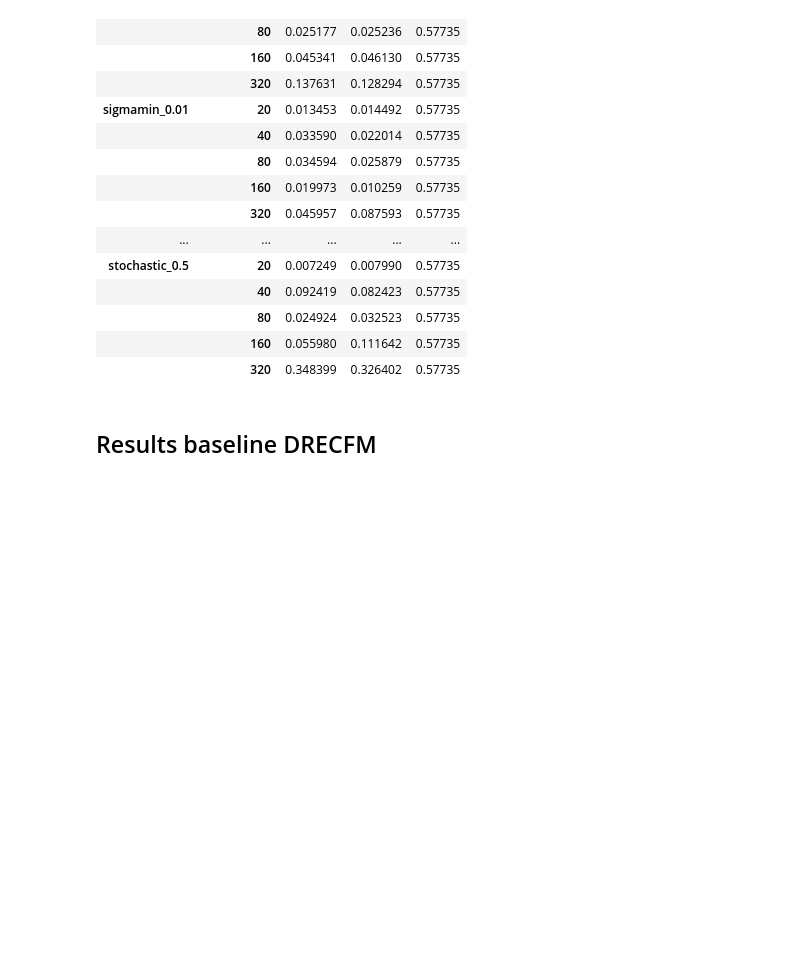
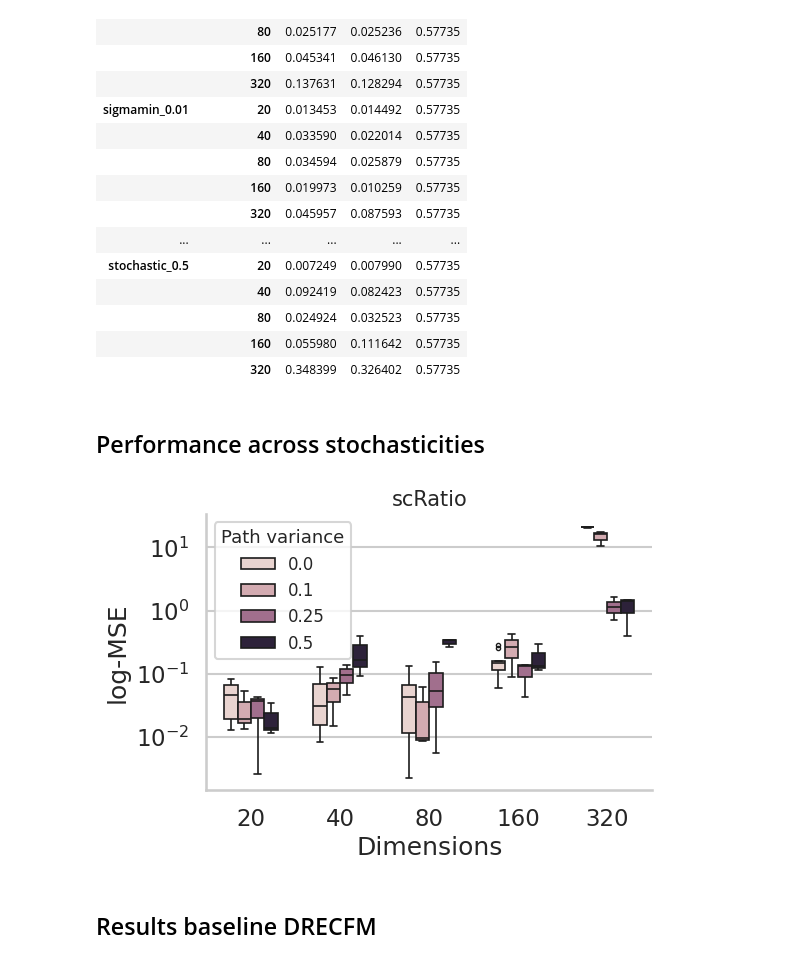
Before and after one commit to theislab/scRatio, a Jupyter notebook: notebooks/mi_estimation/evaluate_results_retrain.ipynb, the cells around one changed output. Drawn from its saved outputs; the diff is of its cells as text; code cells hidden in the pictures; blank space fills up the shorter version.

```diff
--- a/notebooks/mi_estimation/evaluate_results_retrain.ipynb
+++ b/notebooks/mi_estimation/evaluate_results_retrain.ipynb
@@ -87,6 +89,53 @@ results_df.groupby(["Config", "Dimensions"]).std() / np.sqrt(3)
 |  | 80 | 0.024924 | 0.032523 | 0.57735 |
 |  | 160 | 0.055980 | 0.111642 | 0.57735 |
 |  | 320 | 0.348399 | 0.326402 | 0.57735 |
+# %% [markdown]
+## Performance across stochasticities
+# %%
+stochasticity = []
+
+for config in results_df.Config:
+    if "stochastic" in config:
+        var = float(config.split("_")[1])
+    else:
+        var = 0.0
+    stochasticity.append(var)
+# %%
+results_df["Var"] = stochasticity
+# %%
+sns.set_theme(style="whitegrid", context="talk")
+
+plt.figure(figsize=(6,4))
+
+ax = sns.boxplot(
+    data=results_df,
+    x="Dimensions",
+    y="MSE_test",
+    hue="Var",
+    width=0.6,
+    fliersize=3,
+    linewidth=1.2
+)
+
+ax.set_xlabel("Dimensions")
+ax.set_ylabel("log-MSE")
+ax.set_yscale("log")
+
+# Legend in top-left
+ax.legend(
+    title="Path variance",
+    loc="upper left",
+    fontsize=12,        # legend text size
+    title_fontsize=13  # legend title size
+)
+
+sns.despine()
+plt.tight_layout()
+plt.title("scRatio", fontsize=15)
+plt.savefig("../../project_folder/plots/mse_boxplo_scratio.pdf", format="pdf", bbox_inches="tight")
+plt.show()
+# %% [output]
+[figure, added]
 # %% [markdown]
 ## Results baseline DRECFM
 # %% [markdown]
```
Also changed, not shown: parts of 1 cell of this notebook, 9 other files.
